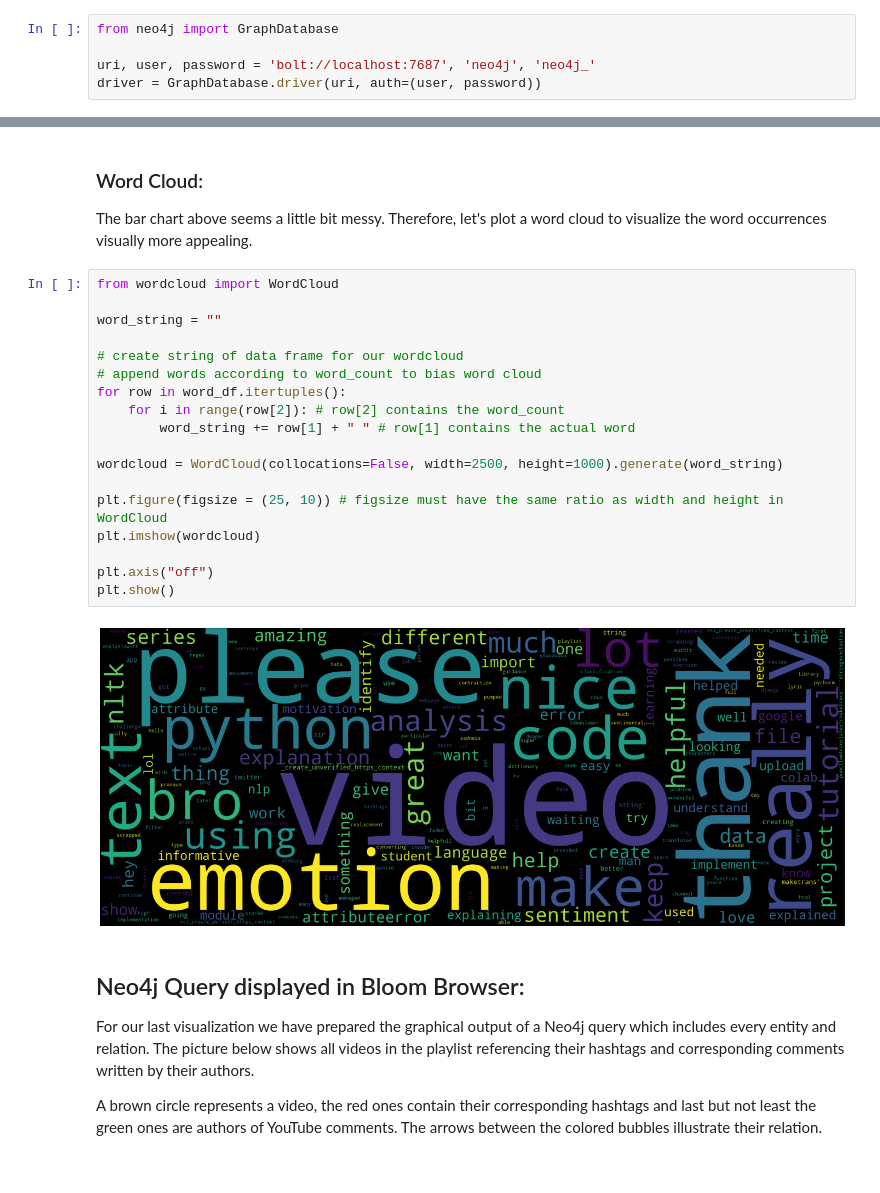
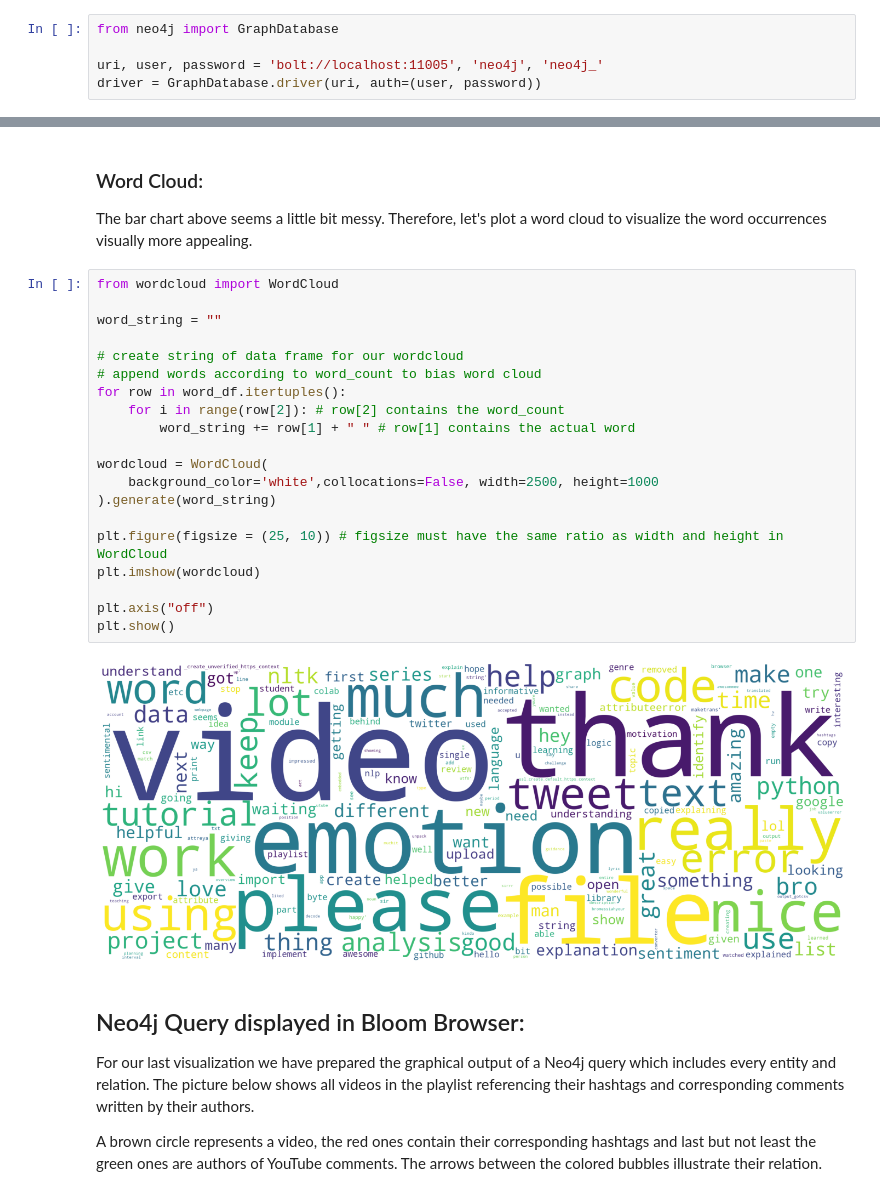
Before and after one commit to Gleethos/youtube-sentiment-analysis, a Jupyter notebook: data-visualizing.ipynb, the cells around one changed output, grey strips where cells are left out. Cells and saved outputs as stored; diff of their text form.

```diff
--- a/data-visualizing.ipynb
+++ b/data-visualizing.ipynb
@@ -9,7 +9,7 @@ Due to the fact, that we use the graph database Neo4j, we have to initialize its
 # %%
 from neo4j import GraphDatabase
 
-uri, user, password = 'bolt://localhost:7687', 'neo4j', 'neo4j_'
+uri, user, password = 'bolt://localhost:11005', 'neo4j', 'neo4j_'
 driver = GraphDatabase.driver(uri, auth=(user, password))
 # %% [markdown]
 Foremostly we implement a statement to get all scraped video metadata and save them in an array.
@@ -257,23 +270,25 @@ The bar chart above seems a little bit messy. Therefore, let's plot a word cloud
 # %%
 from wordcloud import WordCloud
 
 word_string = ""
 
 # create string of data frame for our wordcloud
 # append words according to word_count to bias word cloud
 for row in word_df.itertuples():
     for i in range(row[2]): # row[2] contains the word_count
         word_string += row[1] + " " # row[1] contains the actual word
 
-wordcloud = WordCloud(collocations=False, width=2500, height=1000).generate(word_string)
+wordcloud = WordCloud(
+    background_color='white',collocations=False, width=2500, height=1000
+).generate(word_string)
 
 plt.figure(figsize = (25, 10)) # figsize must have the same ratio as width and height in WordCloud
 plt.imshow(wordcloud)
 
 plt.axis("off")
 plt.show()
 # %% [output]
-[figure, old version]
+[figure, new version]
 # %% [markdown]
 ## Neo4j Query displayed in Bloom Browser: ##
 
```
Also changed, not shown: parts of 9 cells of this notebook, 12 other files.
